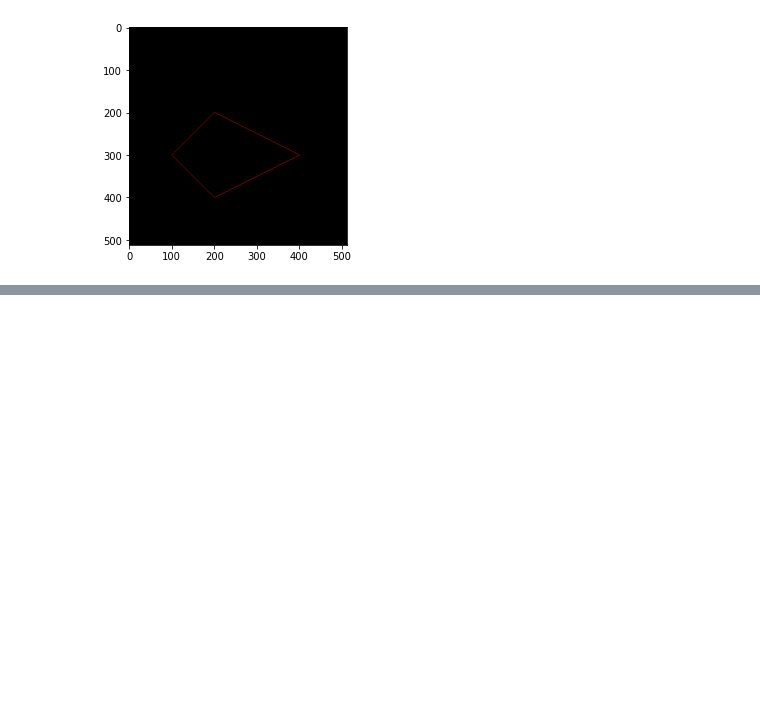
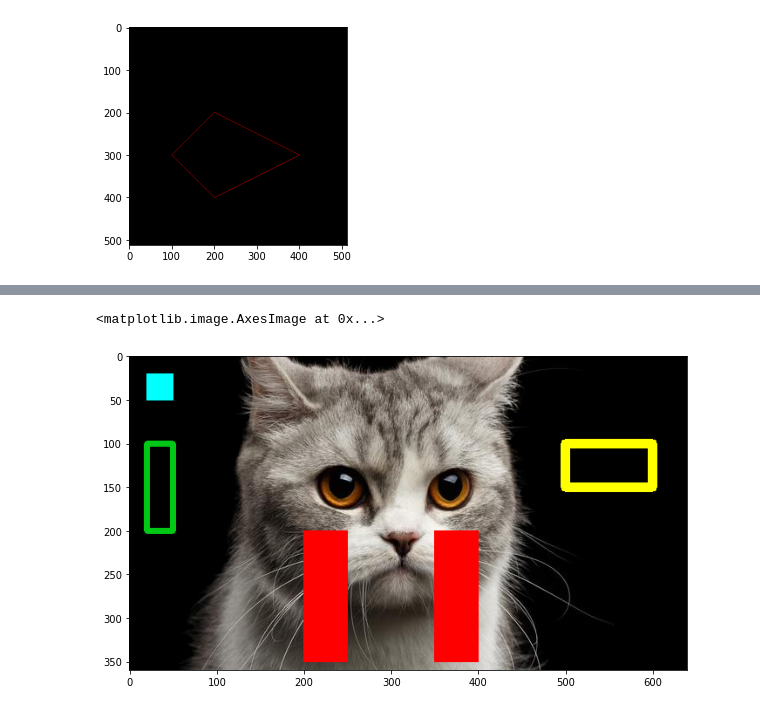
Before and after one commit to ilhamAdhim/PCVK_20_21, a Jupyter notebook: Week2.ipynb, the cells around one changed output, grey strips where cells are left out. Cells and saved outputs as stored; diff of their text form; code cells hidden in the pictures; blank space fills up the shorter version.

```diff
--- a/Week2.ipynb
+++ b/Week2.ipynb
@@ -126,0 +136,15 @@ img5 = img
+# %%
+imageWithRectangle = cv.cvtColor(img,cv.COLOR_BGR2RGB)
+fig = plt.figure(figsize=(10,10))
+
+# Rectangles with random position
+cv.rectangle(imageWithRectangle, pt1=(50,200), pt2=(20,100), color=(0,200,20), thickness = 5)
+cv.rectangle(imageWithRectangle, pt1=(20,20), pt2=(50,50), color=(0,255,255), thickness = -1)
+cv.rectangle(imageWithRectangle, pt1=(200,200), pt2=(250,350), color=(255,0,0), thickness = -1)
+cv.rectangle(imageWithRectangle, pt1=(350,350), pt2=(400,200), color=(255,0,0), thickness = -1)
+cv.rectangle(imageWithRectangle, pt1=(500,150), pt2=(600,100), color=(255,255,0),thickness=10)
+
+plt.imshow(imageWithRectangle)
+# %% [output]
+<matplotlib.image.AxesImage at 0x...>
+[figure, added]
```
Also changed, not shown: parts of 7 cells of this notebook.
